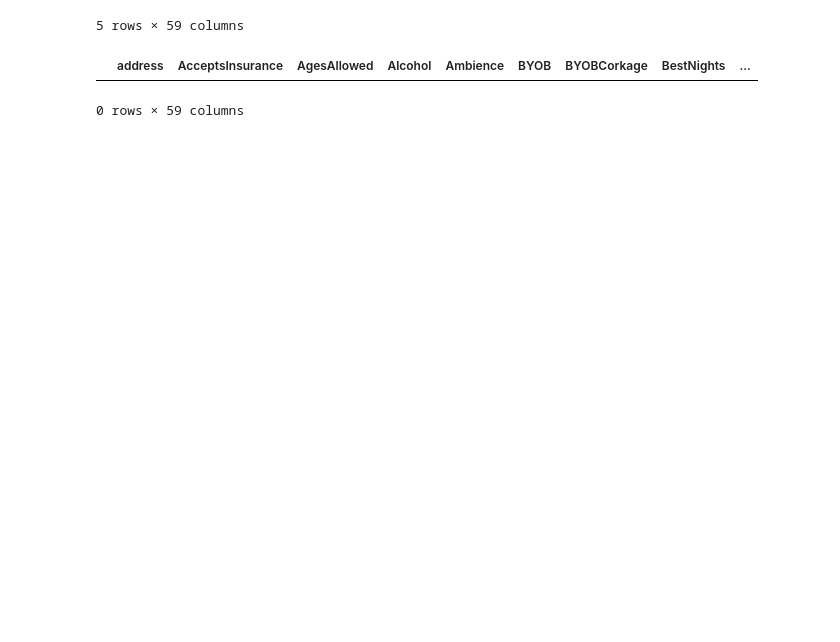
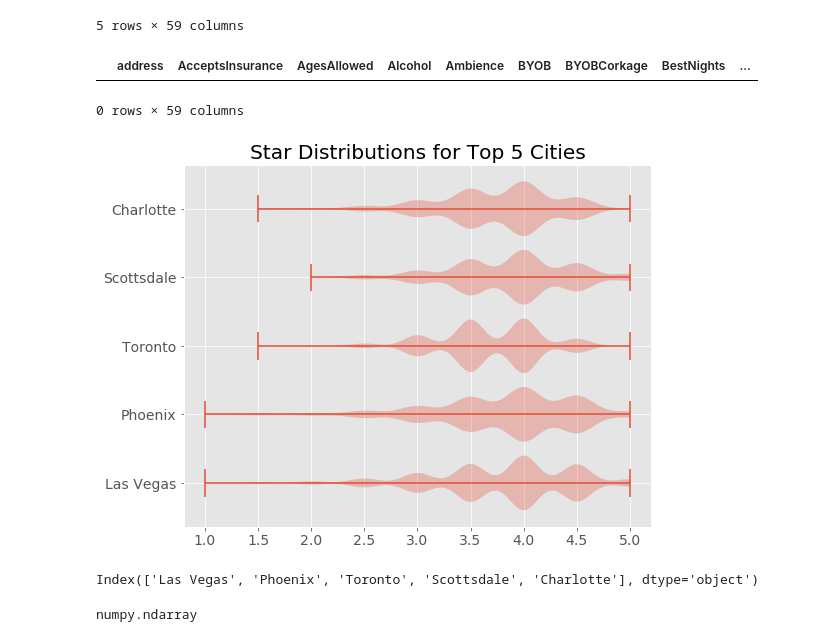
Before and after one commit to Laura-Kimble/Yelp-Reviews, a Jupyter notebook: notebooks/more_eda.ipynb, the cells around one changed output. Drawn from its saved outputs; the diff is of its cells as text; code cells hidden in the pictures; blank space fills up the shorter version.

Commit message:
clean up plots

```diff
--- a/notebooks/more_eda.ipynb
+++ b/notebooks/more_eda.ipynb
@@ -170,3 +170,37 @@ my_df
 # %% [output]
 |  | address | AcceptsInsurance | AgesAllowed | Alcohol | Ambience | BYOB | BYOBCorkage | BestNights | ... |
 0 rows × 59 columns
+# %%
+import matplotlib.pyplot as plt
+%matplotlib inline
+import pandas as pd
+plt.style.use('ggplot')
+plt.rcParams.update({'font.size': 14})
+# %%
+fig, ax = plt.subplots(1, 1, figsize=(8, 6))
+top_5_cities = businesses_df['city'].value_counts()[0:5].index
+labels = top_5_cities
+pos = np.arange(5)
+
+city_stars = [np.array(businesses_df[businesses_df['city']==city]['stars']) for city in top_5_cities]
+
+
+ax.violinplot(city_stars, vert=False, widths=0.8)
+ax.set_yticks(np.arange(1, len(labels) + 1))
+ax.set_yticklabels(labels)
+ax.set_yticks(np.arange(1, len(labels) + 1))
+ax.set_title('Star Distributions for Top 5 Cities')
+fig.tight_layout(pad=1)
+fig.savefig('../images/Star Distributions for Top 5 Cities violin.png')
+# %% [output]
+[figure, added]
+# %%
+top_5_cities
+# %% [output]
+Index(['Las Vegas', 'Phoenix', 'Toronto', 'Scottsdale', 'Charlotte'], dtype='object')
+# %%
+pos = [1, 2, 4, 5, 7, 8]
+data = [np.random.normal(0, std, size=100) for std in pos]
+type(data[0])
+# %% [output]
+numpy.ndarray
```
Also changed, not shown: parts of 3 cells of this notebook, 3 other files.
